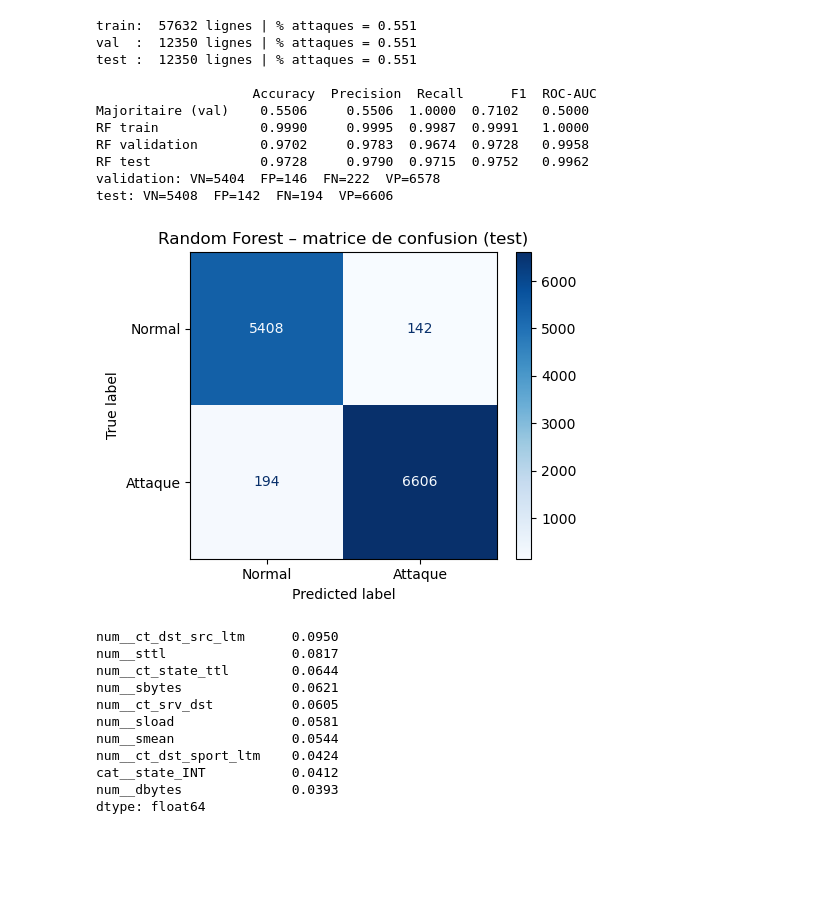
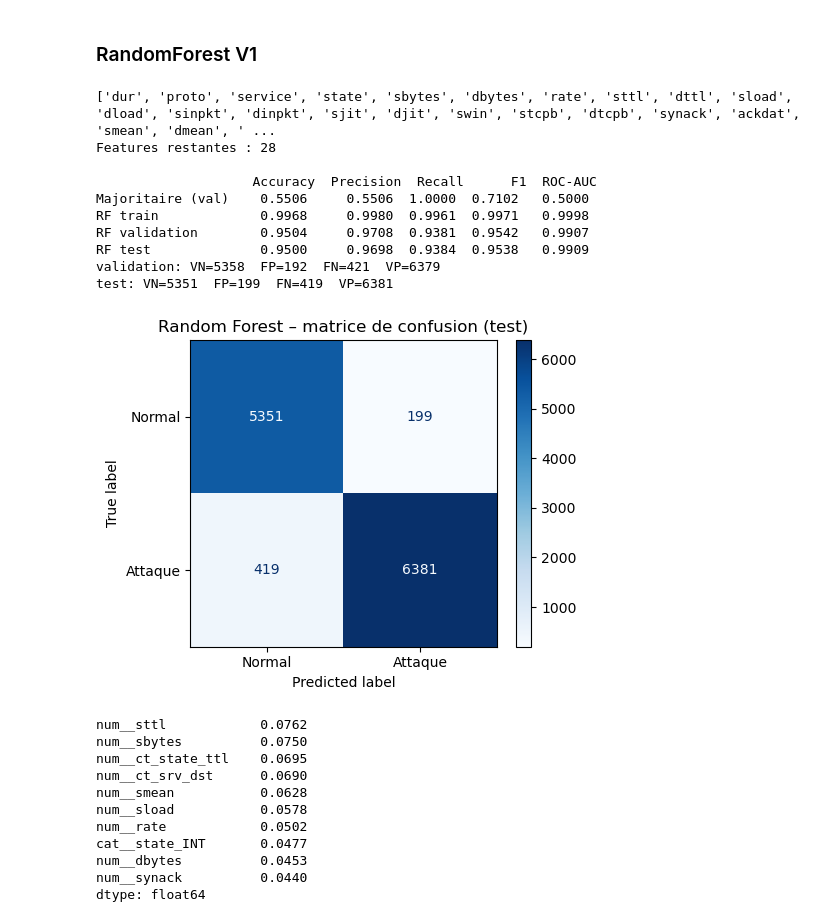
Before and after one commit to Tomland1209/ML_Phishing_Prediction, a Jupyter notebook: Notebooks/notebook_week2.ipynb, the cells around one changed output. Cells and saved outputs as stored; diff of their text form; code cells hidden in the pictures; blank space fills up the shorter version.

```diff
--- a/Notebooks/notebook_week2.ipynb
+++ b/Notebooks/notebook_week2.ipynb
@@ -12,5 +12,5 @@ from sklearn.metrics import (accuracy_score, precision_score, recall_score, f1_s
                              roc_auc_score, confusion_matrix, ConfusionMatrixDisplay)
 import matplotlib.pyplot as plt
 # %%
-train_df=pd.read_csv("../Datasets/unsw_train.csv")
+df=pd.read_csv("../Datasets/unsw_train.csv")
 # %%
@@ -38,9 +38,8 @@ Name: count, dtype: int64
 SEUIL_CONST = 0.97   # une valeur dominante au-delà de ce taux = quasi constante
 SEUIL_CORR = 0.9    # corrélation au-delà de laquelle on supprime une des deux colonnes
 
-y = train_df["label"]
-X = train_df.drop(columns=["id", "attack_cat", "label"])
-feature_to_keep = "ct_dst_src_ltm"
+y = df["label"]
+X = df.drop(columns=["id", "attack_cat", "label"])
 
 # Colonnes quasi constantes
 quasi_const = [c for c in X.columns
@@ -66,9 +65,8 @@ for (a, b), r in pairs.items():
     if a in dropped or b in dropped:
         continue                      # paire déjà résolue
     loser = a if mi[a] < mi[b] else b
-    if (loser!=feature_to_keep):
-        dropped.add(loser)
-        print(f"{a} vs {b} (r={r:.2f}) -> on supprime {loser}")
+    dropped.add(loser)
+    print(f"{a} vs {b} (r={r:.2f}) -> on supprime {loser}")
 
 X = X.drop(columns=list(dropped))
 
@@ -96,20 +95,22 @@ Features restantes : 29
 ['dur', 'proto', 'service', 'state', 'sbytes', 'dbytes', 'rate', 'sttl', 'dttl', 'sload', 'dload', 'sinpkt', 'dinpkt', 'sjit', 'djit', 'swin', 'stcpb', 'dtcpb', 'synack', 'ackdat', 'smean', 'dmean', ' ...
+# %% [markdown]
+### RandomForest V1
 # %%
-# ===== 1. Train / validation / test (70 / 15 / 15, stratifié) =====
+# 1. Train / validation / test (70 / 15 / 15)
 train_df, temp_df = train_test_split(df, test_size=0.30, stratify=df["label"], random_state=42)
 val_df, test_df = train_test_split(temp_df, test_size=0.50, stratify=temp_df["label"], random_state=42)
-for name, d in [("train", train_df), ("val", val_df), ("test", test_df)]:
-    print(f"{name:5s}: {len(d):6d} lignes | % attaques = {d['label'].mean():.3f}")
 
-# ===== 3. Jeux de données =====
-features=X.columns
+# 2. Jeux de données
+features = X.columns
+print(list(X.columns))
+print("Features restantes :", X.shape[1])
 cat_cols = [c for c in ["proto", "service", "state"] if c in features]
 num_cols = [c for c in features if c not in cat_cols]
 X_train, y_train = train_df[features], train_df["label"]
 X_val,   y_val   = val_df[features],   val_df["label"]
 X_test,  y_test  = test_df[features],  test_df["label"]
 
-# ===== 4. Modèles : baseline majoritaire + Random Forest =====
+# 3. Modèles : baseline majoritaire + Random Forest
 prep = ColumnTransformer([
     ("cat", OneHotEncoder(handle_unknown="ignore", min_frequency=0.01), cat_cols),  # regroupe les protos rares
     ("num", "passthrough", num_cols),
@@ -120,7 +121,7 @@ rf = Pipeline([("prep", prep),
 dummy.fit(X_train, y_train)
 rf.fit(X_train, y_train)
 
-# ===== 5. Évaluation =====
+# 4. Évaluation
 def evaluate(model, X_, y_):
     pred = model.predict(X_)
     proba = model.predict_proba(X_)[:, 1]
@@ -128,50 +129,49 @@ def evaluate(model, X_, y_):
             "Precision": precision_score(y_, pred, zero_division=0),
             "Recall": recall_score(y_, pred),
             "F1": f1_score(y_, pred),
             "ROC-AUC": roc_auc_score(y_, proba)}
 
 results = pd.DataFrame({
     "Majoritaire (val)": evaluate(dummy, X_val, y_val),
     "RF train": evaluate(rf, X_train, y_train),
     "RF validation": evaluate(rf, X_val, y_val),
     "RF test": evaluate(rf, X_test, y_test),
 }).T.round(4)
 print("\n", results)
 
 for name, X_, y_ in [("validation", X_val, y_val), ("test", X_test, y_test)]:
     tn, fp, fn, tp = confusion_matrix(y_, rf.predict(X_)).ravel()
     print(f"{name}: VN={tn}  FP={fp}  FN={fn}  VP={tp}")
 
 fig, ax = plt.subplots(figsize=(5, 4))
 ConfusionMatrixDisplay.from_estimator(rf, X_test, y_test,
                                       display_labels=["Normal", "Attaque"], cmap="Blues", ax=ax)
 ax.set_title("Random Forest – matrice de confusion (test)")
 plt.tight_layout(); plt.show()
 
 names = rf.named_steps["prep"].get_feature_names_out()
 imp = pd.Series(rf.named_steps["model"].feature_importances_, index=names).sort_values(ascending=False)
 print(imp.head(10).round(4))
 # %% [output]
-train:  57632 lignes | % attaques = 0.551
-val  :  12350 lignes | % attaques = 0.551
-test :  12350 lignes | % attaques = 0.551
+['dur', 'proto', 'service', 'state', 'sbytes', 'dbytes', 'rate', 'sttl', 'dttl', 'sload', 'dload', 'sinpkt', 'dinpkt', 'sjit', 'djit', 'swin', 'stcpb', 'dtcpb', 'synack', 'ackdat', 'smean', 'dmean', ' ...
+Features restantes : 28
 
                     Accuracy  Precision  Recall      F1  ROC-AUC
 Majoritaire (val)    0.5506     0.5506  1.0000  0.7102   0.5000
-RF train             0.9990     0.9995  0.9987  0.9991   1.0000
-RF validation        0.9702     0.9783  0.9674  0.9728   0.9958
-RF test              0.9728     0.9790  0.9715  0.9752   0.9962
-validation: VN=5404  FP=146  FN=222  VP=6578
-test: VN=5408  FP=142  FN=194  VP=6606
+RF train             0.9968     0.9980  0.9961  0.9971   0.9998
+RF validation        0.9504     0.9708  0.9381  0.9542   0.9907
+RF test              0.9500     0.9698  0.9384  0.9538   0.9909
+validation: VN=5358  FP=192  FN=421  VP=6379
+test: VN=5351  FP=199  FN=419  VP=6381
-[figure, old version]
+[figure, new version]
-num__ct_dst_src_ltm      0.0950
-num__sttl                0.0817
-num__ct_state_ttl        0.0644
-num__sbytes              0.0621
-num__ct_srv_dst          0.0605
-num__sload               0.0581
-num__smean               0.0544
-num__ct_dst_sport_ltm    0.0424
-cat__state_INT           0.0412
-num__dbytes              0.0393
+num__sttl            0.0762
+num__sbytes          0.0750
+num__ct_state_ttl    0.0695
+num__ct_srv_dst      0.0690
+num__smean           0.0628
+num__sload           0.0578
+num__rate            0.0502
+cat__state_INT       0.0477
+num__dbytes          0.0453
+num__synack          0.0440
 dtype: float64
```
Also changed, not shown: parts of 6 cells of this notebook.
